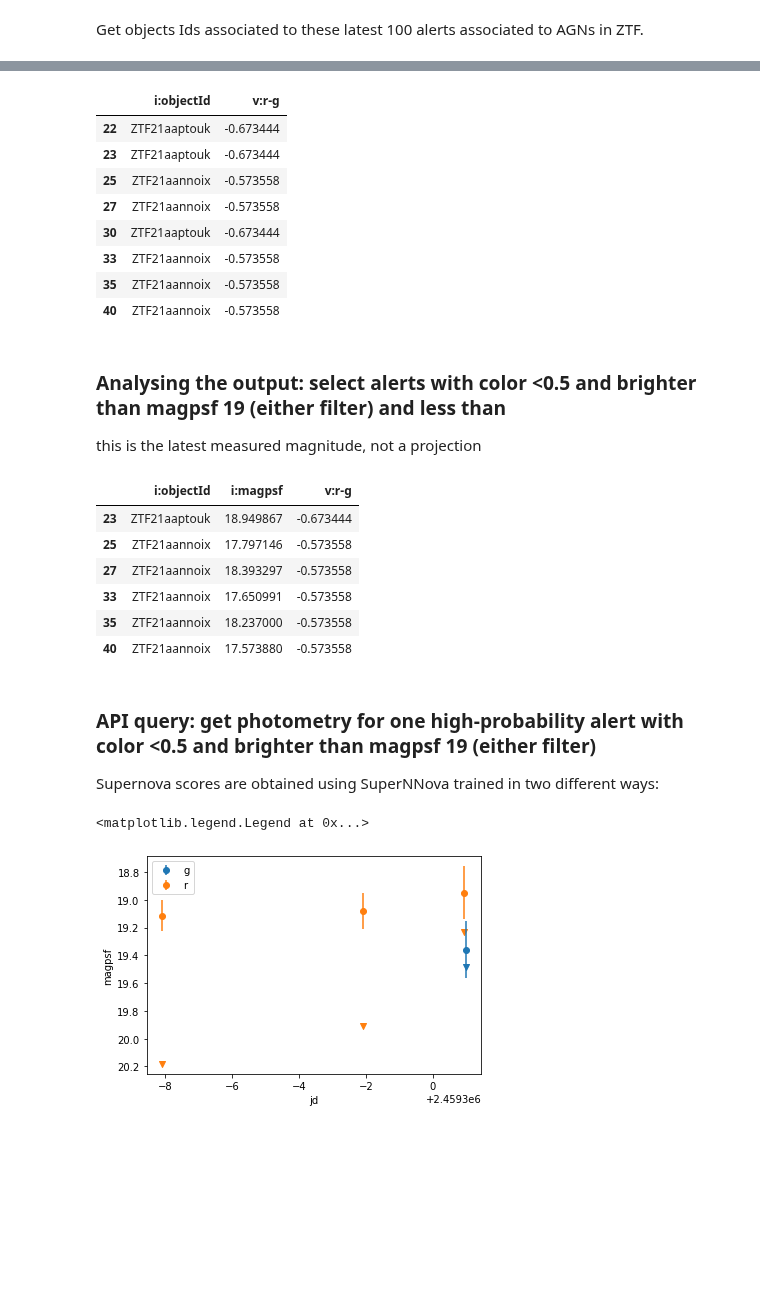
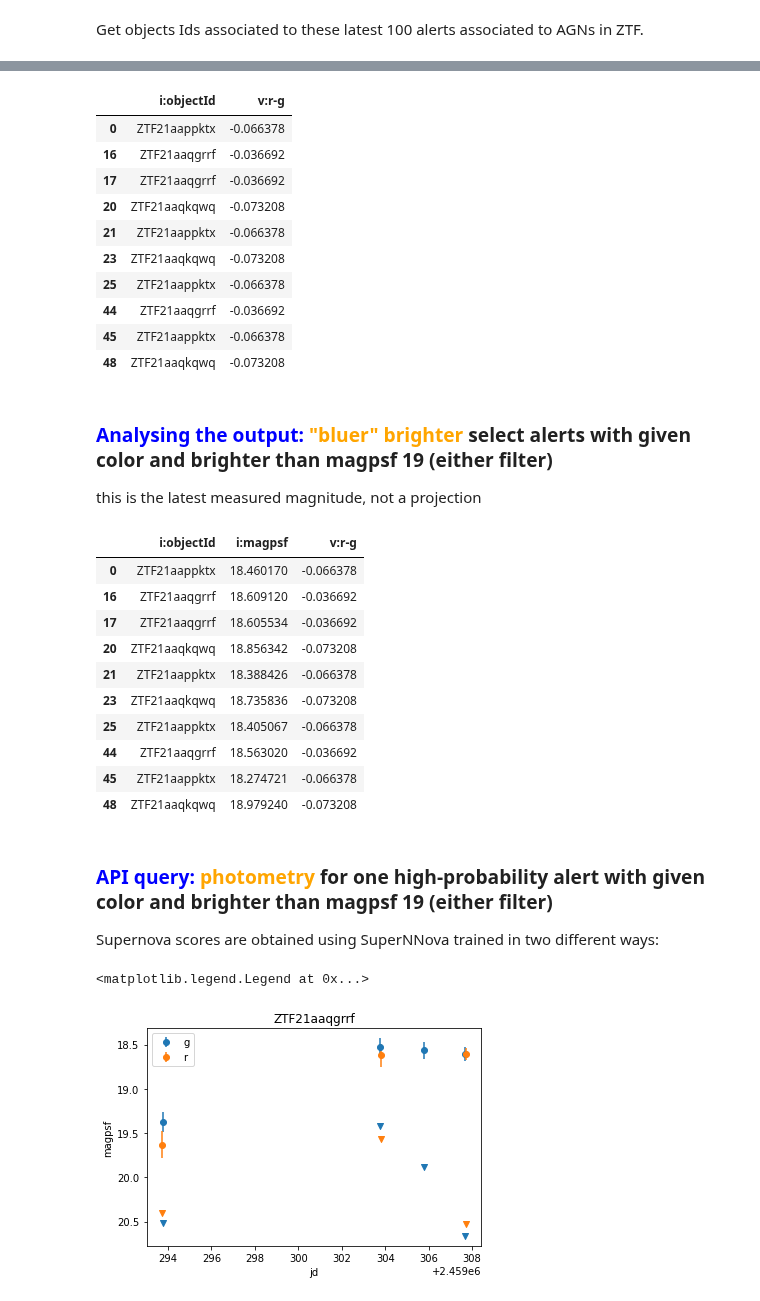
Before and after one commit to astrolabsoftware/fink-tutorials, a Jupyter notebook: extragalactic/extragalactic.ipynb, the cells around one changed output, grey strips where cells are left out. Saved outputs shown, nothing was run; the diff lists cells and outputs as text; code cells hidden in the pictures; blank space fills up the shorter version.

```diff
--- a/extragalactic/extragalactic.ipynb
+++ b/extragalactic/extragalactic.ipynb
@@ -135,37 +124,45 @@ Text(0.5, 0, 'v:r-g')
 # %%
-candSNe_w_color[candSNe_w_color["v:r-g"]<-0.5][['i:objectId',"v:r-g"]]
+color_selected = candSNe_w_color[candSNe_w_color["v:r-g"]<0]
+color_selected[['i:objectId',"v:r-g"]]
 # %% [output]
 |  | i:objectId | v:r-g |
-| 22 | ZTF21aaptouk | -0.673444 |
-| 23 | ZTF21aaptouk | -0.673444 |
-| 25 | ZTF21aannoix | -0.573558 |
-| 27 | ZTF21aannoix | -0.573558 |
-| 30 | ZTF21aaptouk | -0.673444 |
-| 33 | ZTF21aannoix | -0.573558 |
-| 35 | ZTF21aannoix | -0.573558 |
-| 40 | ZTF21aannoix | -0.573558 |
+| 0 | ZTF21aappktx | -0.066378 |
+| 16 | ZTF21aaqgrrf | -0.036692 |
+| 17 | ZTF21aaqgrrf | -0.036692 |
+| 20 | ZTF21aaqkqwq | -0.073208 |
+| 21 | ZTF21aappktx | -0.066378 |
+| 23 | ZTF21aaqkqwq | -0.073208 |
+| 25 | ZTF21aappktx | -0.066378 |
+| 44 | ZTF21aaqgrrf | -0.036692 |
+| 45 | ZTF21aappktx | -0.066378 |
+| 48 | ZTF21aaqkqwq | -0.073208 |
 # %% [markdown]
-### Analysing the output: select alerts with color <0.5 and brighter than magpsf 19 (either filter) and less than
+### <font color='blue'>Analysing the output:</font>   <font color='orange'>"bluer" brighter</font>    select alerts with given color and brighter than magpsf 19 (either filter)
 this is the latest measured magnitude, not a projection
 # %%
-bright_candSNe_w_color = candSNe_w_color[(candSNe_w_color["v:r-g"]<-0.5) & (candSNe_w_color["i:magpsf"]<19)]
+bright_candSNe_w_color = color_selected[(color_selected["i:magpsf"]<19)]
 bright_candSNe_w_color[["i:objectId","i:magpsf","v:r-g"]]
 # %% [output]
 |  | i:objectId | i:magpsf | v:r-g |
-| 23 | ZTF21aaptouk | 18.949867 | -0.673444 |
-| 25 | ZTF21aannoix | 17.797146 | -0.573558 |
-| 27 | ZTF21aannoix | 18.393297 | -0.573558 |
-| 33 | ZTF21aannoix | 17.650991 | -0.573558 |
-| 35 | ZTF21aannoix | 18.237000 | -0.573558 |
-| 40 | ZTF21aannoix | 17.573880 | -0.573558 |
+| 0 | ZTF21aappktx | 18.460170 | -0.066378 |
+| 16 | ZTF21aaqgrrf | 18.609120 | -0.036692 |
+| 17 | ZTF21aaqgrrf | 18.605534 | -0.036692 |
+| 20 | ZTF21aaqkqwq | 18.856342 | -0.073208 |
+| 21 | ZTF21aappktx | 18.388426 | -0.066378 |
+| 23 | ZTF21aaqkqwq | 18.735836 | -0.073208 |
+| 25 | ZTF21aappktx | 18.405067 | -0.066378 |
+| 44 | ZTF21aaqgrrf | 18.563020 | -0.036692 |
+| 45 | ZTF21aappktx | 18.274721 | -0.066378 |
+| 48 | ZTF21aaqkqwq | 18.979240 | -0.073208 |
 # %% [markdown]
-### API query: get photometry for one high-probability alert with color <0.5 and brighter than magpsf 19 (either filter)
+### <font color='blue'> API query:</font>   <font color='orange'>photometry</font>  for one high-probability alert with given color and brighter than magpsf 19 (either filter)
 Supernova scores are obtained using SuperNNova trained in two different ways:
+# %%
+prob_threshold = 0.8 # 80% confidence
 # %%
-# very high probability
-high_prob_objs = bright_candSNe_w_color[(bright_candSNe_w_color['d:snn_sn_vs_all']>0.8) | (bright_candSNe_w_color['d:snn_snia_vs_nonia']>0.8)]
+high_prob_objs = bright_candSNe_w_color[(bright_candSNe_w_color['d:snn_sn_vs_all']>prob_threshold) | (bright_candSNe_w_color['d:snn_snia_vs_nonia']>prob_threshold)]
 # %%
-high_prob_obj = high_prob_objs.sort_values(by=['i:ndethist'])['i:objectId'].iloc[0]
+high_prob_obj = high_prob_objs.sort_values(by=['i:ndethist'])['i:objectId'].iloc[-1]
 # %%
 r = requests.post(
   'http://134.158.75.151:24000/api/v1/objects',
@@ -180,15 +177,16 @@ single_object = pd.read_json(r.content)
 # %%
 # import matplotlib.pyplot as plt
 # dic_flt = {1:"g", 2:"r", 3:"i"}
 # filter_color = {1: '#1f77b4', 2: '#ff7f0e', 3: '#2ca02c'}
 for flt in [1,2]:
     df_byflt = single_object[single_object['i:fid']==flt]
     plt.errorbar(df_byflt['i:jd'], df_byflt['i:magpsf'], yerr=df_byflt['i:sigmapsf'],fmt='o',label=dic_flt[flt],color=filter_color[flt])
     plt.scatter(df_byflt['i:jd'],df_byflt['i:diffmaglim'],marker='v',color=filter_color[flt])
 plt.xlabel('jd')
 plt.ylabel('magpsf')
+plt.title(single_object['i:objectId'][0])
 plt.gca().invert_yaxis()
 plt.legend()
 # %% [output]
 <matplotlib.legend.Legend at 0x...>
-[figure, old version]
+[figure, new version]
```
Also changed, not shown: parts of 38 cells of this notebook.
